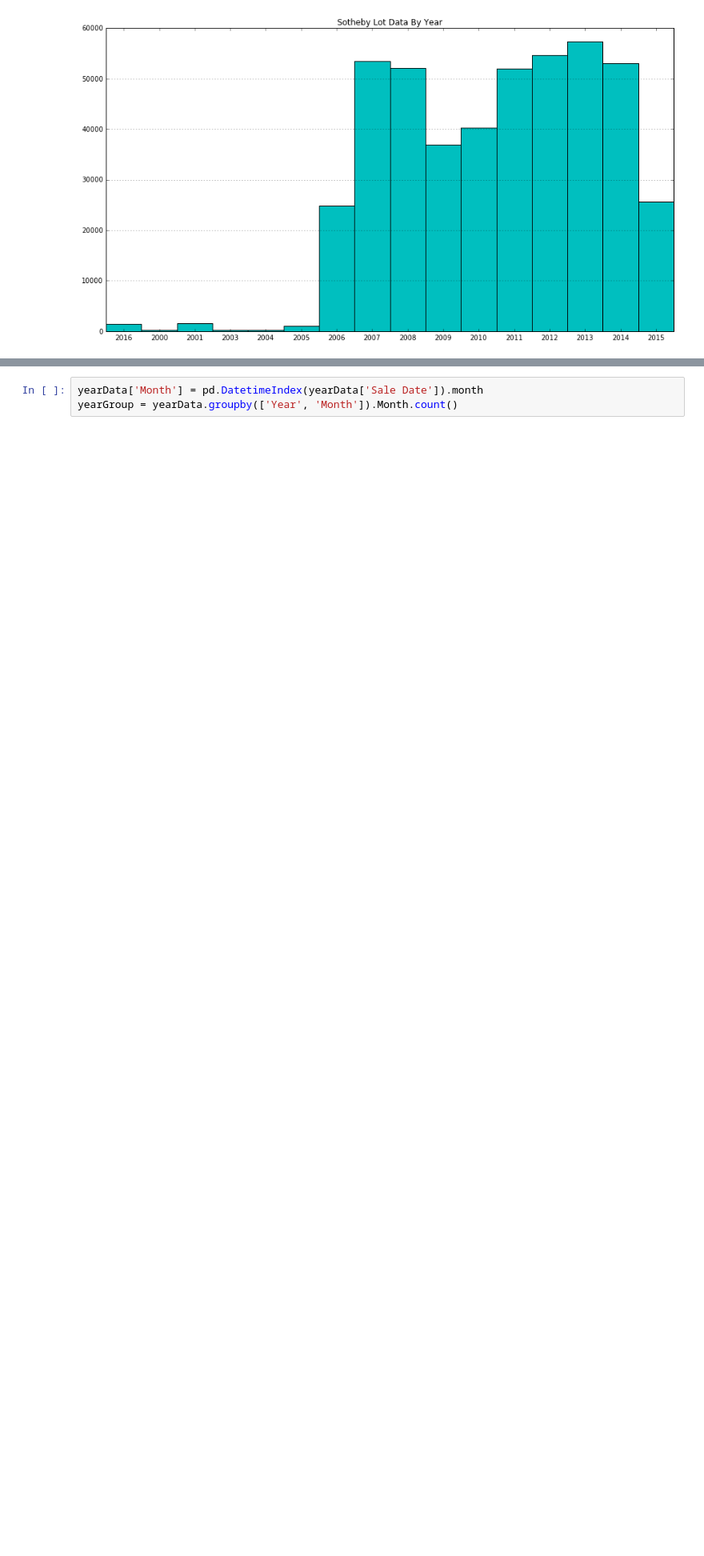
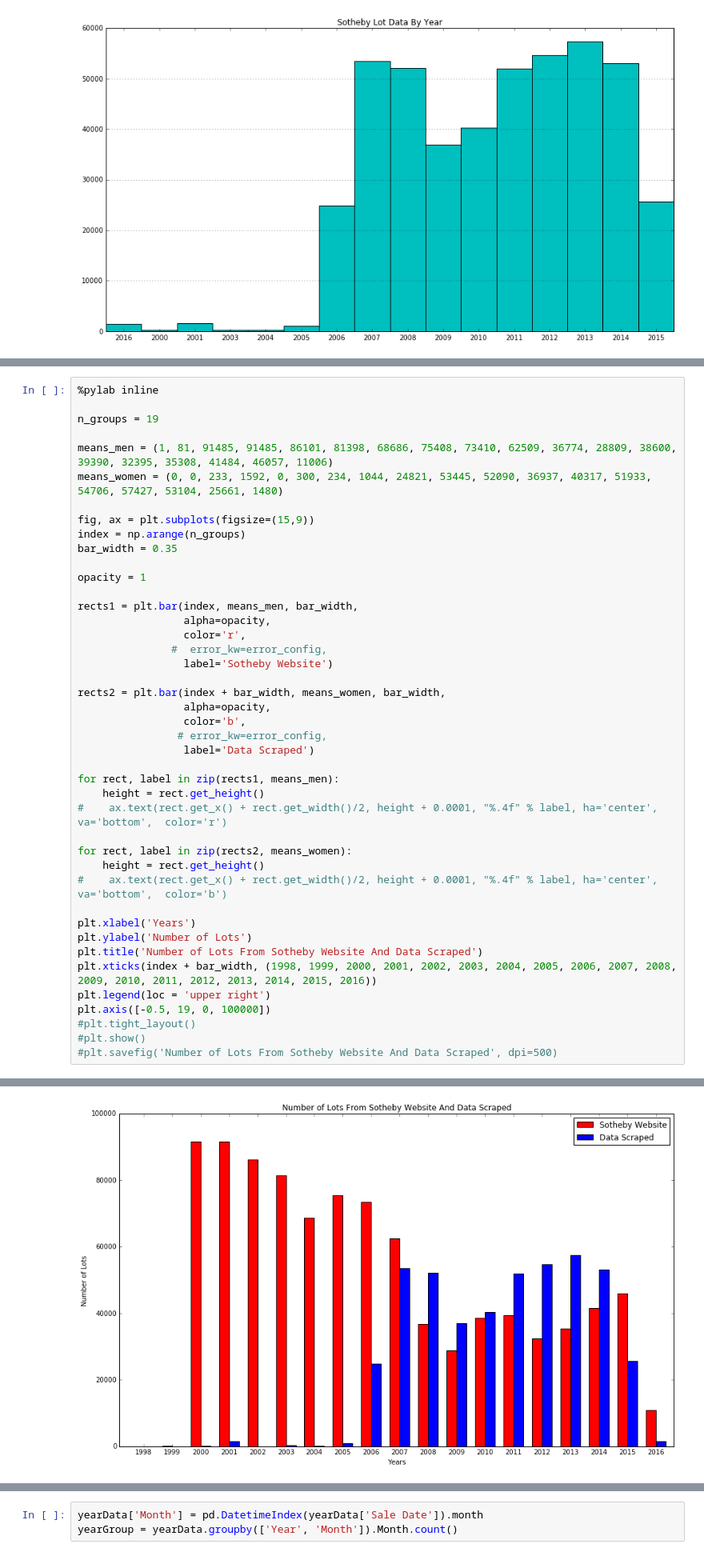
Before and after one commit to gz475/gz475.github.io, a Jupyter notebook: collectrium/sotheby/Sotheby Statistics.ipynb, the cells around one changed output, grey strips where cells are left out. Shown: that part at 80% size. Drawn from its saved outputs; the diff is of its cells as text; blank space fills up the shorter version.

Commit message:
Update Sotheby Statistics

```diff
--- a/collectrium/sotheby/Sotheby.ipynb
+++ b/collectrium/sotheby/Sotheby Statistics.ipynb
@@ -57,0 +74,44 @@ plt.title('Sotheby Lot Data By Year')
+# %%
+%pylab inline
+
+n_groups = 19
+
+means_men = (1, 81, 91485, 91485, 86101, 81398, 68686, 75408, 73410, 62509, 36774, 28809, 38600, 39390, 32395, 35308, 41484, 46057, 11006)
+means_women = (0, 0, 233, 1592, 0, 300, 234, 1044, 24821, 53445, 52090, 36937, 40317, 51933, 54706, 57427, 53104, 25661, 1480)
+
+fig, ax = plt.subplots(figsize=(15,9))
+index = np.arange(n_groups)
+bar_width = 0.35
+
+opacity = 1
+
+rects1 = plt.bar(index, means_men, bar_width,
+                 alpha=opacity,
+                 color='r',
+               #  error_kw=error_config,
+                 label='Sotheby Website')
+
+rects2 = plt.bar(index + bar_width, means_women, bar_width,
+                 alpha=opacity,
+                 color='b',
+                # error_kw=error_config,
+                 label='Data Scraped')
+
+for rect, label in zip(rects1, means_men):
+    height = rect.get_height()
+#    ax.text(rect.get_x() + rect.get_width()/2, height + 0.0001, "%.4f" % label, ha='center', va='bottom',  color='r')
+
+for rect, label in zip(rects2, means_women):
+    height = rect.get_height()
+#    ax.text(rect.get_x() + rect.get_width()/2, height + 0.0001, "%.4f" % label, ha='center', va='bottom',  color='b')
+
+plt.xlabel('Years')
+plt.ylabel('Number of Lots')
+plt.title('Number of Lots From Sotheby Website And Data Scraped')
+plt.xticks(index + bar_width, (1998, 1999, 2000, 2001, 2002, 2003, 2004, 2005, 2006, 2007, 2008, 2009, 2010, 2011, 2012, 2013, 2014, 2015, 2016))
+plt.legend(loc = 'upper right')
+plt.axis([-0.5, 19, 0, 100000])
+#plt.tight_layout()
+#plt.show()
+#plt.savefig('Number of Lots From Sotheby Website And Data Scraped', dpi=500)
+# %% [output]
@@ -58,3 +120,4 @@ plt.title('Sotheby Lot Data By Year')
+[figure, added]
 # %%
 counter = collections.Counter(yearData['Sale Location'])
 
```
Also changed, not shown: parts of 6 cells of this notebook, 3 other files.
